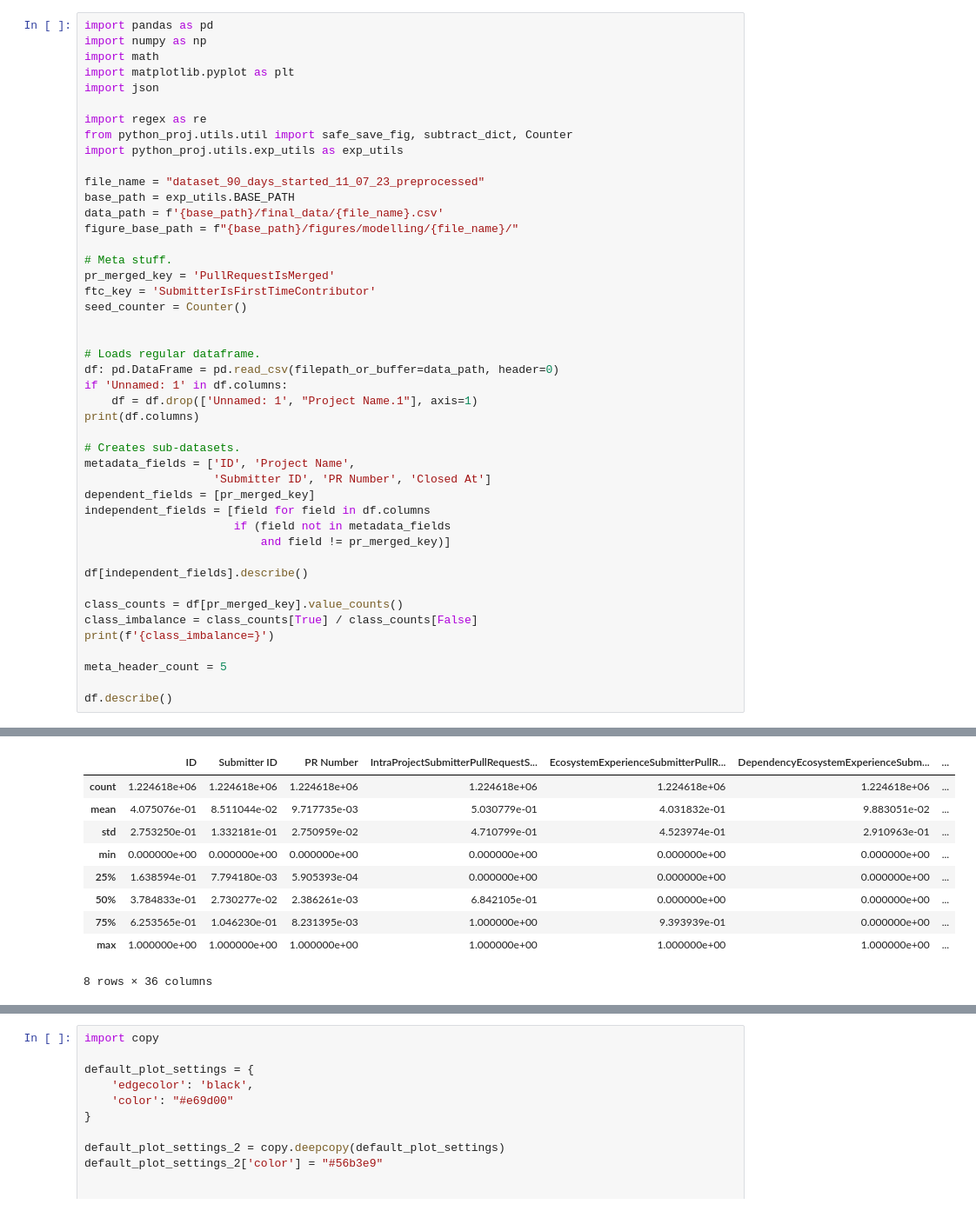
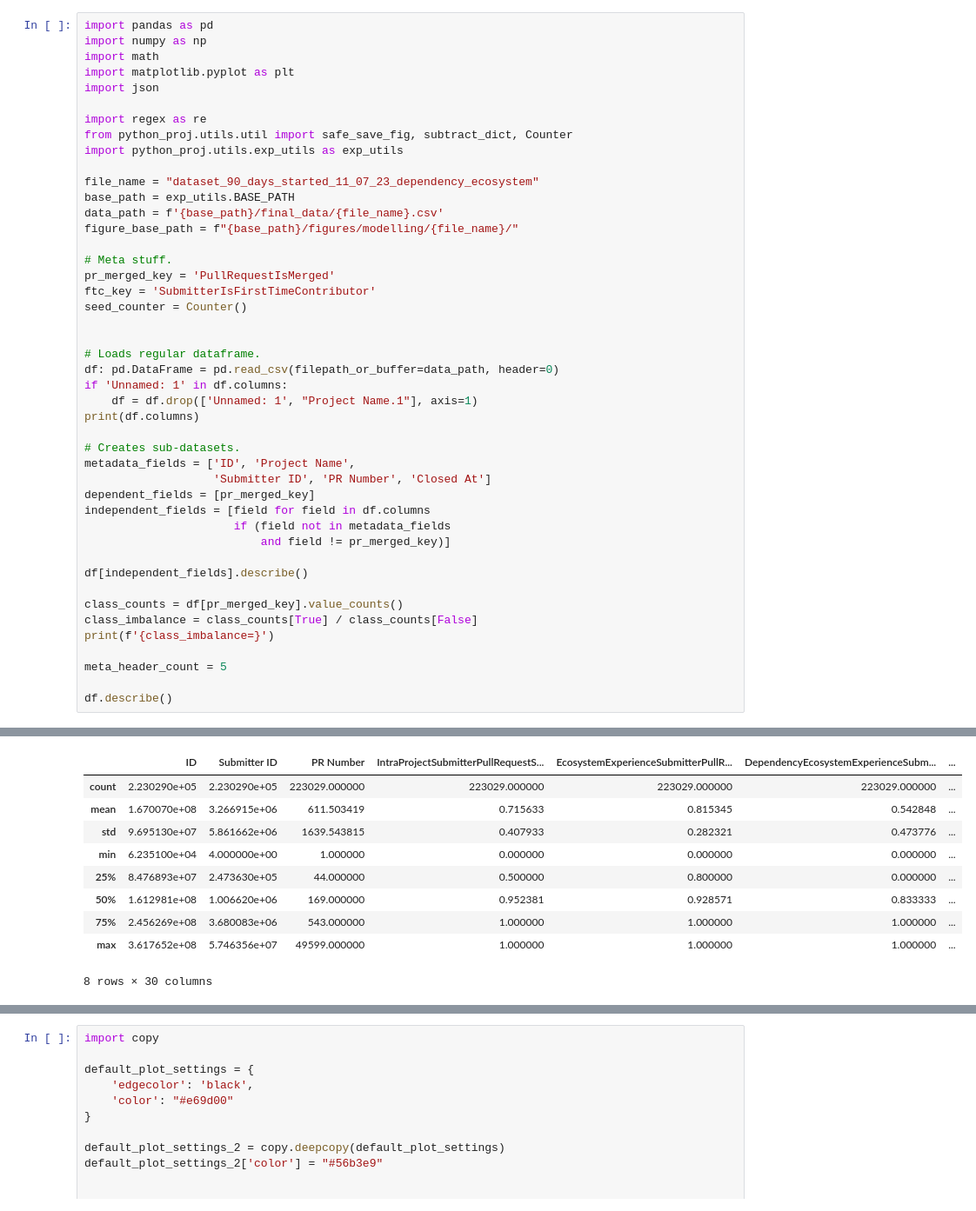
Before and after one commit to wmeijer221/msc_thesis, a Jupyter notebook: python_proj/modelling/notebooks/sandbox.ipynb, the cells around one changed output, grey strips where cells are left out. Shown at 87% size. Drawn from its saved outputs; the diff is of its cells as text.

```diff
--- a/python_proj/modelling/notebooks/sandbox.ipynb
+++ b/python_proj/modelling/notebooks/sandbox.ipynb
@@ -9,7 +9,7 @@ import regex as re
 from python_proj.utils.util import safe_save_fig, subtract_dict, Counter
 import python_proj.utils.exp_utils as exp_utils
 
-file_name = "dataset_90_days_started_11_07_23_preprocessed"
+file_name = "dataset_90_days_started_11_07_23_dependency_ecosystem"
 base_path = exp_utils.BASE_PATH
 data_path = f'{base_path}/final_data/{file_name}.csv'
 figure_base_path = f"{base_path}/figures/modelling/{file_name}/"
@@ -64,10 +64,10 @@ class_imbalance=3.7092541675479245
 |  | ID | Submitter ID | PR Number | IntraProjectSubmitterPullRequestS... | EcosystemExperienceSubmitterPullR... | DependencyEcosystemExperienceSubm... | ... |
-| count | 1.224618e+06 | 1.224618e+06 | 1.224618e+06 | 1.224618e+06 | 1.224618e+06 | 1.224618e+06 | ... |
-| mean | 4.075076e-01 | 8.511044e-02 | 9.717735e-03 | 5.030779e-01 | 4.031832e-01 | 9.883051e-02 | ... |
-| std | 2.753250e-01 | 1.332181e-01 | 2.750959e-02 | 4.710799e-01 | 4.523974e-01 | 2.910963e-01 | ... |
-| min | 0.000000e+00 | 0.000000e+00 | 0.000000e+00 | 0.000000e+00 | 0.000000e+00 | 0.000000e+00 | ... |
-| 25% | 1.638594e-01 | 7.794180e-03 | 5.905393e-04 | 0.000000e+00 | 0.000000e+00 | 0.000000e+00 | ... |
-| 50% | 3.784833e-01 | 2.730277e-02 | 2.386261e-03 | 6.842105e-01 | 0.000000e+00 | 0.000000e+00 | ... |
-| 75% | 6.253565e-01 | 1.046230e-01 | 8.231395e-03 | 1.000000e+00 | 9.393939e-01 | 0.000000e+00 | ... |
-| max | 1.000000e+00 | 1.000000e+00 | 1.000000e+00 | 1.000000e+00 | 1.000000e+00 | 1.000000e+00 | ... |
+| count | 2.230290e+05 | 2.230290e+05 | 223029.000000 | 223029.000000 | 223029.000000 | 223029.000000 | ... |
+| mean | 1.670070e+08 | 3.266915e+06 | 611.503419 | 0.715633 | 0.815345 | 0.542848 | ... |
+| std | 9.695130e+07 | 5.861662e+06 | 1639.543815 | 0.407933 | 0.282321 | 0.473776 | ... |
+| min | 6.235100e+04 | 4.000000e+00 | 1.000000 | 0.000000 | 0.000000 | 0.000000 | ... |
+| 25% | 8.476893e+07 | 2.473630e+05 | 44.000000 | 0.500000 | 0.800000 | 0.000000 | ... |
+| 50% | 1.612981e+08 | 1.006620e+06 | 169.000000 | 0.952381 | 0.928571 | 0.833333 | ... |
+| 75% | 2.456269e+08 | 3.680083e+06 | 543.000000 | 1.000000 | 1.000000 | 1.000000 | ... |
+| max | 3.617652e+08 | 5.746356e+07 | 49599.000000 | 1.000000 | 1.000000 | 1.000000 | ... |
-8 rows × 36 columns
+8 rows × 30 columns
```
Also changed, not shown: parts of 8 cells of this notebook, 15 other files.
